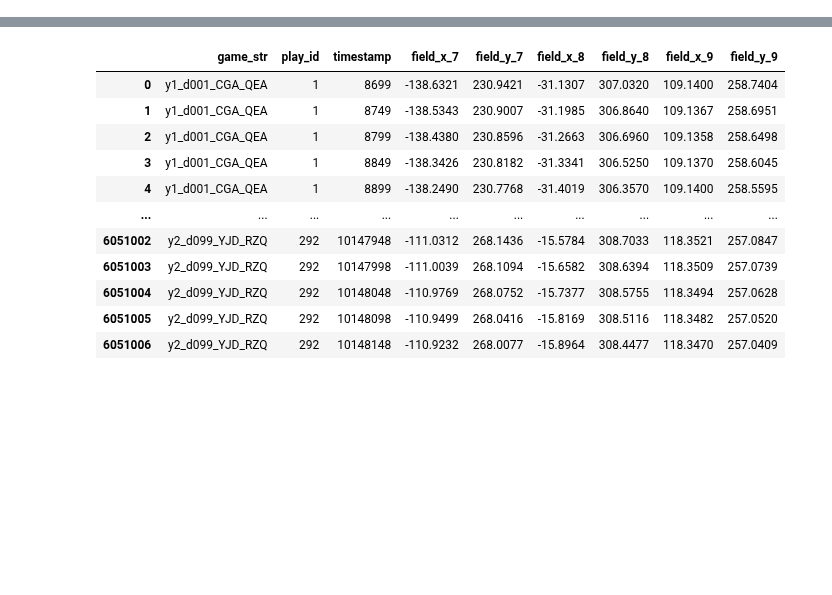
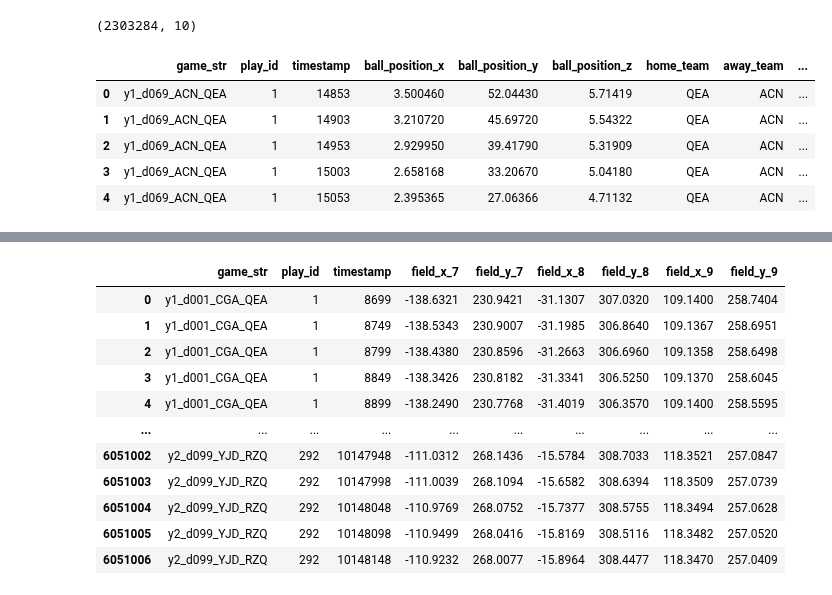
Before and after one commit to d2osborn/SMTChallenge2025, a Jupyter notebook: Team15-eda.ipynb, the cells around one changed output, grey strips where cells are left out. Saved outputs shown, nothing was run; the diff lists cells and outputs as text; code cells hidden in the pictures; blank space fills up the shorter version.

```diff
--- a/Team15-eda.ipynb
+++ b/Team15-eda.ipynb
@@ -11,0 +71,12 @@ con = db.connect("/Users/buttz/Desktop/SMTChallenge2025/smt_2025.db")
+# %%
+ball_pos = con.execute("SELECT * FROM ball_pos").df().copy()
+display(ball_pos.shape)
+ball_pos.head()
+# %% [output]
+(2303284, 10)
+|  | game_str | play_id | timestamp | ball_position_x | ball_position_y | ball_position_z | home_team | away_team | ... |
+| 0 | y1_d069_ACN_QEA | 1 | 14853 | 3.500460 | 52.04430 | 5.71419 | QEA | ACN | ... |
+| 1 | y1_d069_ACN_QEA | 1 | 14903 | 3.210720 | 45.69720 | 5.54322 | QEA | ACN | ... |
+| 2 | y1_d069_ACN_QEA | 1 | 14953 | 2.929950 | 39.41790 | 5.31909 | QEA | ACN | ... |
+| 3 | y1_d069_ACN_QEA | 1 | 15003 | 2.658168 | 33.20670 | 5.04180 | QEA | ACN | ... |
+| 4 | y1_d069_ACN_QEA | 1 | 15053 | 2.395365 | 27.06366 | 4.71132 | QEA | ACN | ... |
```
Also changed, not shown: parts of 35 cells of this notebook.
